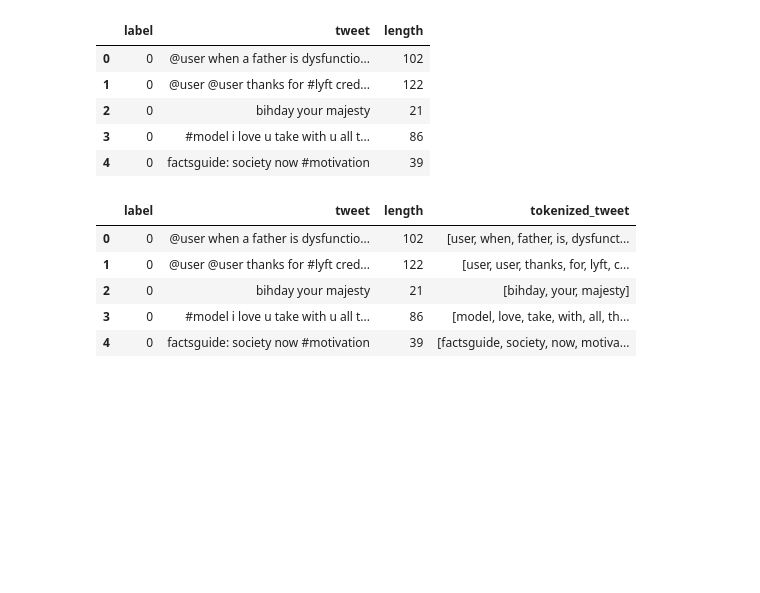
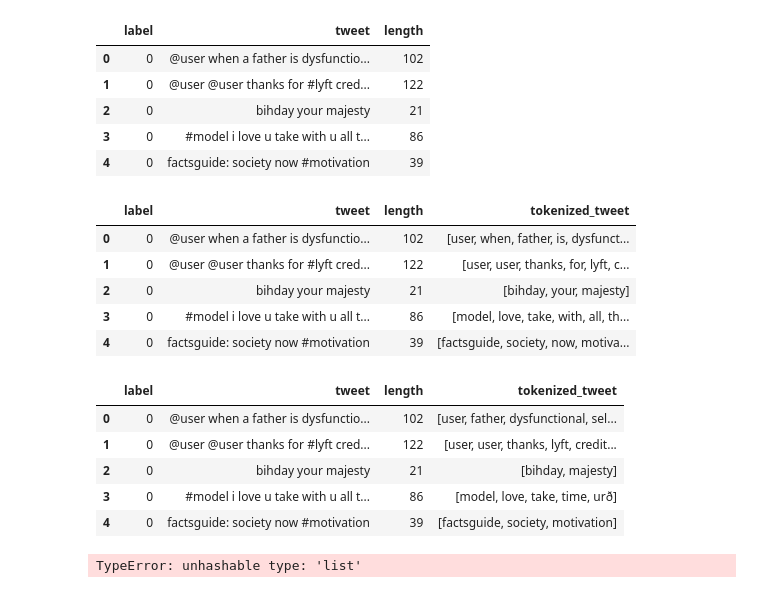
Before and after one commit to dymasius12/Python_NLP_TwitterSentiment, a Jupyter notebook: Untitled.ipynb, the cells around one changed output. Drawn from its saved outputs; the diff is of its cells as text; code cells hidden in the pictures; blank space fills up the shorter version.

```diff
--- a/Untitled.ipynb
+++ b/Untitled.ipynb
@@ -312,0 +302,18 @@ stopwords_list[:20]
+# %%
+# remove stopwords
+import nltk
+from nltk.corpus import stopwords
+def remove_stopwords(words):
+    stop_words = set(stopwords.words('english'))
+    stopwords_removed = [word for word in words if word not in stop_words]
+    return stopwords_removed
+# %%
+data['tokenized_tweet'] = data['tokenized_tweet'].apply(remove_stopwords)
+data.head()
+# %% [output]
+|  | label | tweet | length | tokenized_tweet |
+| 0 | 0 | @user when a father is dysfunctio... | 102 | [user, father, dysfunctional, sel... |
+| 1 | 0 | @user @user thanks for #lyft cred... | 122 | [user, user, thanks, lyft, credit... |
+| 2 | 0 | bihday your majesty | 21 | [bihday, majesty] |
+| 3 | 0 | #model i love u take with u all t... | 86 | [model, love, take, time, urð] |
+| 4 | 0 | factsguide: society now #motivation | 39 | [factsguide, society, motivation] |
@@ -312,0 +324,5 @@ stopwords_list[:20]
+# %%
+data['tokenized_tweet'] = data['tokenized_tweet'].apply(lemmatize)
+data.head()
+# %% [output]
+TypeError: unhashable type: 'list'
```
Also changed, not shown: parts of 6 cells of this notebook.
